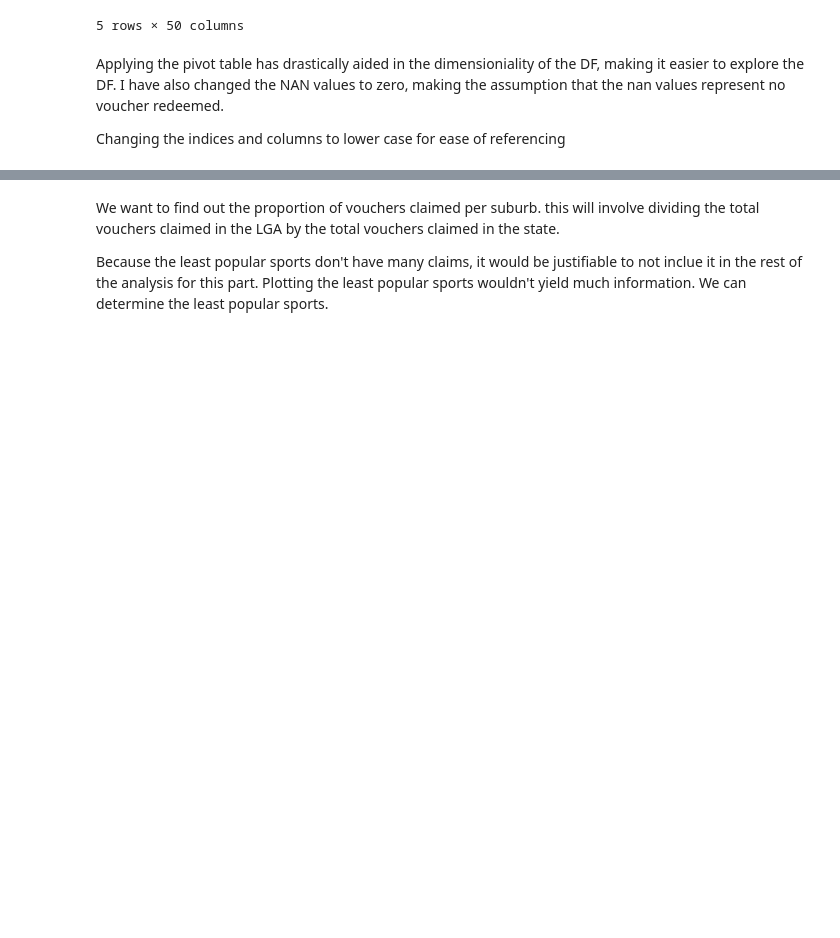
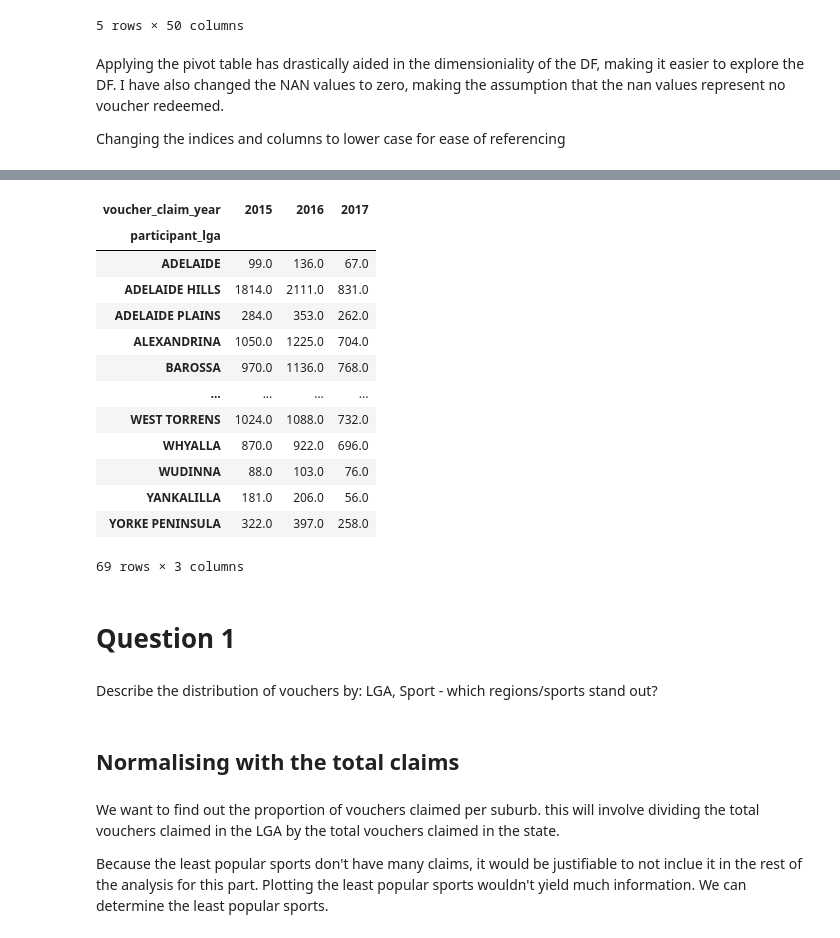
Before and after one commit to MQCOMP2200-S2-2021/Data-Science-Labs, a Jupyter notebook: Portfolio 2 - Christopher Rudolph.ipynb, the cells around one changed output, grey strips where cells are left out. Saved outputs shown, nothing was run; the diff lists cells and outputs as text; code cells hidden in the pictures; blank space fills up the shorter version.

Commit message:
pf2 and pf3
completed pf3, added a very small amount of work to pf2. I hadnt realised there was a 'voucher year' column which could have affected the overall task.

```diff
--- a/Portfolio 2 - Christopher Rudolph.ipynb
+++ b/Portfolio 2 - Christopher Rudolph.ipynb
@@ -255,0 +253,3 @@ We should consider making another DF with normalised values.
+# %%
+group2 = (sa_vouchers_scores.groupby(['participant_lga','voucher_claim_year']).count()).copy(deep=True)
+group2.head()
@@ -256,3 +264,27 @@ We should consider making another DF with normalised values.
+# %%
+pivot2 = pd.pivot_table(group2, values = 'participant_id', index = 'participant_lga', columns = 'voucher_claim_year')
+pivot2
+# %% [output]
+| voucher_claim_year | 2015 | 2016 | 2017 |
+| participant_lga |  |  |  |
+| ADELAIDE | 99.0 | 136.0 | 67.0 |
+| ADELAIDE HILLS | 1814.0 | 2111.0 | 831.0 |
+| ADELAIDE PLAINS | 284.0 | 353.0 | 262.0 |
+| ALEXANDRINA | 1050.0 | 1225.0 | 704.0 |
+| BAROSSA | 970.0 | 1136.0 | 768.0 |
+| ... | ... | ... | ... |
+| WEST TORRENS | 1024.0 | 1088.0 | 732.0 |
+| WHYALLA | 870.0 | 922.0 | 696.0 |
+| WUDINNA | 88.0 | 103.0 | 76.0 |
+| YANKALILLA | 181.0 | 206.0 | 56.0 |
+| YORKE PENINSULA | 322.0 | 397.0 | 258.0 |
+69 rows × 3 columns
+# %% [markdown]
+# Question 1
+# %% [markdown]
+ Describe the distribution of vouchers by: LGA, Sport - which regions/sports stand out?
+# %% [markdown]
+## Normalising with the total claims
 # %% [markdown]
 We want to find out the proportion of vouchers claimed per suburb. this will involve dividing the total vouchers claimed in the LGA by the total vouchers claimed in the state.
 
```
Also changed, not shown: parts of 54 cells of this notebook, 1 other file.
